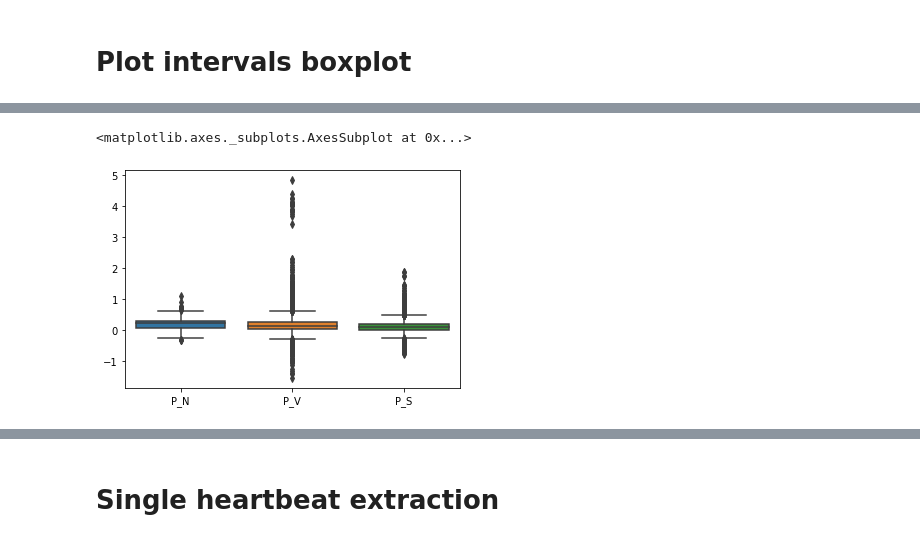
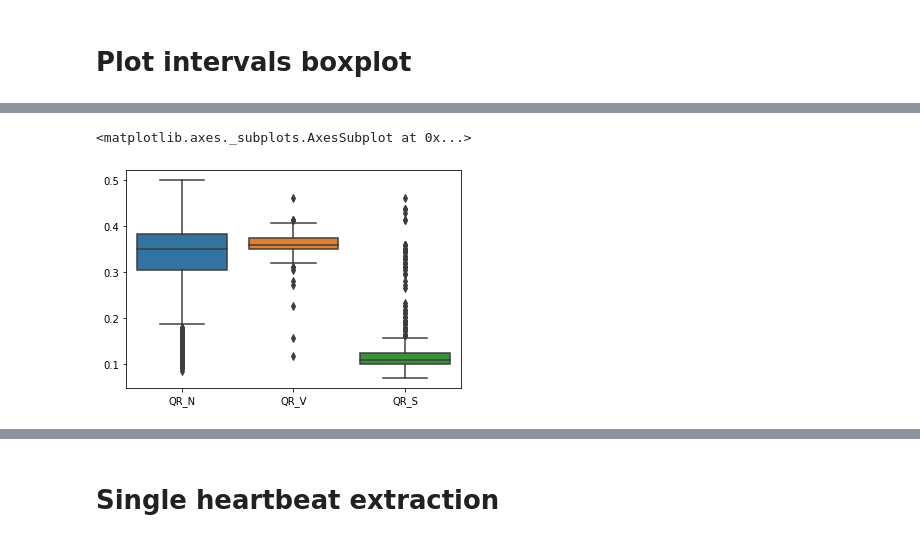
Before and after one commit to romano-francesco/applied-ai-in-biomedicine-ECG-classifier, a Jupyter notebook: Data_Loading_and_Exploration_v2.ipynb, the cells around one changed output, grey strips where cells are left out. Cells and saved outputs as stored; diff of their text form; code cells hidden in the pictures.

```diff
--- a/Data_Loading_and_Exploration_v2.ipynb
+++ b/Data_Loading_and_Exploration_v2.ipynb
@@ -347,6 +398,7 @@ sns.boxplot(data = df1)
-# %%
-df2 = pd.DataFrame({'P_N': P_N[0:len(P_V)], 'P_V': P_V, 'P_S': P_S[0:len(P_V)]})
-sns.boxplot(data = df2)
-# %% [output]
-<matplotlib.axes._subplots.AxesSubplot at 0x...>
-[figure, removed]
+# %%
+boxplot_dictionary_QR = dict( QR_N = QR_N, QR_V = QR_V, QR_S = QR_S )
+df_QR = pd.DataFrame(dict([ (k,pd.Series(v)) for k,v in boxplot_dictionary_QR.items() ]))
+sns.boxplot(data = df_QR)
+# %% [output]
+<matplotlib.axes._subplots.AxesSubplot at 0x...>
+[figure, added]
```
Also changed, not shown: parts of 25 cells of this notebook.
